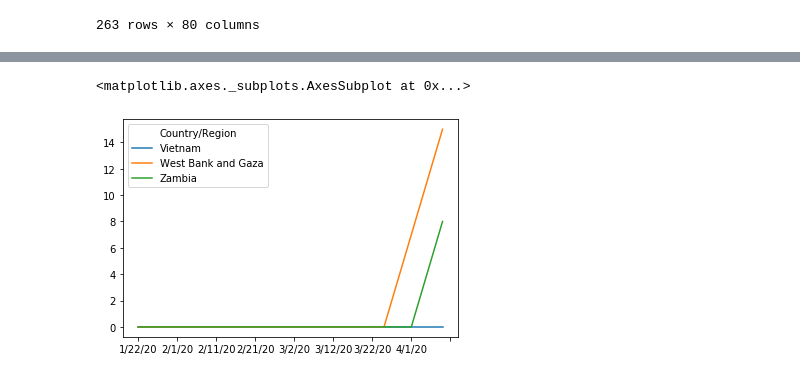
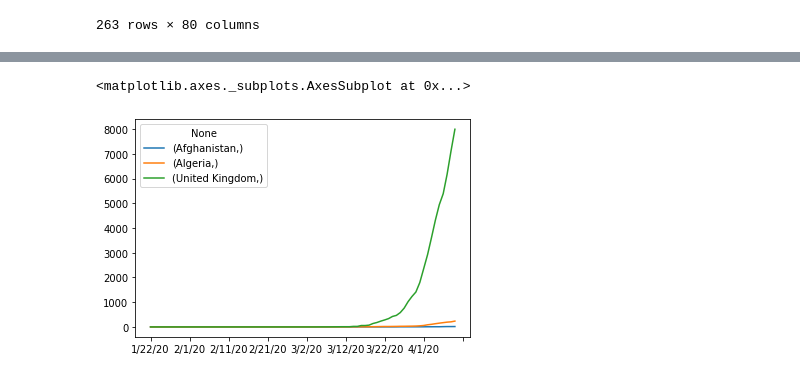
Before and after one commit to FrtZgwL/CoronaBot, a Jupyter notebook: DataAnalysis/EDA .ipynb, the cells around one changed output, grey strips where cells are left out. Cells and saved outputs as stored; diff of their text form; code cells hidden in the pictures.

```diff
--- a/DataAnalysis/EDA .ipynb
+++ b/DataAnalysis/EDA .ipynb
@@ -220,4 +386,5 @@ df1
 # %%
-df2=df.reset_index().groupby("Country/Region").sum()
-df2
+# Sum up the value of the countries
+df1=df.reset_index(drop=True).groupby("Country/Region").sum()
+df1
 # %% [output]
@@ -306,0 +434,5 @@ df
+# %%
+#Plot sveral countries
+country_list = ['Afghanistan', 'Algeria', 'United Kingdom']
+df2 = df1.loc[country_list]
+df2
@@ -306,0 +446,4 @@ df
+# %%
+df3 = df2.T
+df3.columns = [country_list]
+df3
@@ -307,7 +464,6 @@ df
 # %%
-ts = df.T
-ts = ts.cumsum()
+ts = df3
 ts.plot()
 # %% [output]
 <matplotlib.axes._subplots.AxesSubplot at 0x...>
-[figure, old version]
+[figure, new version]
```
Also changed, not shown: parts of 33 cells of this notebook, 3 other files.
